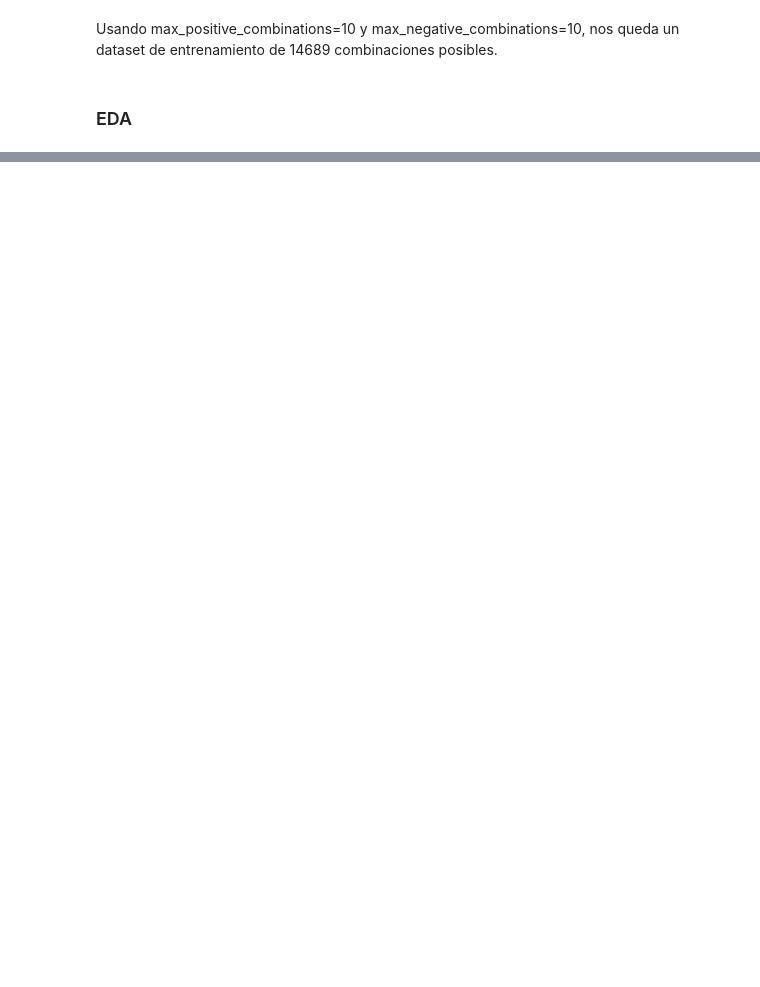
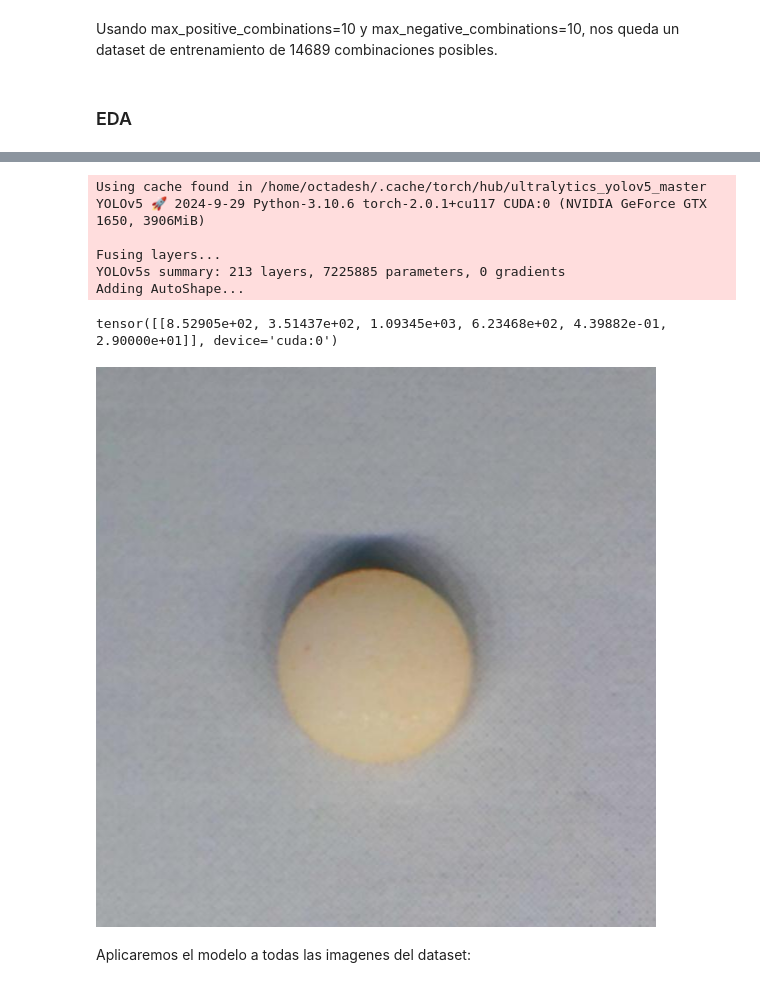
Before and after one commit to Octadeshays/cv2_pill_classification, a Jupyter notebook: notebooks/dataset_building.ipynb, the cells around one changed output, grey strips where cells are left out. Drawn from its saved outputs; the diff is of its cells as text; code cells hidden in the pictures; blank space fills up the shorter version.

```diff
--- a/notebooks/dataset_building.ipynb
+++ b/notebooks/dataset_building.ipynb
@@ -239,0 +338,68 @@ show_sample(train_dataset)
+# %%
+from PIL import Image
+import torch
+from transformers import DetrImageProcessor, DetrForObjectDetection
+import matplotlib.pyplot as plt
+import matplotlib.patches as patches
+
+# Verificar si CUDA (GPU) está disponible
+device = torch.device("cuda" if torch.cuda.is_available() else "cpu")
+
+# Cargar imagen
+img_path = '../data/failed_crop/lactamed_s_023.jpg'
+image = Image.open(img_path)
+
+# Cargar el modelo YOLOv5 pre-entrenado
+model = torch.hub.load('ultralytics/yolov5', 'yolov5s').to(device)
+
+# Cargar imagen
+image = Image.open(img_path)
+
+# Realizar detección de objetos
+results = model(img_path)
+
+# Obtener los resultados
+detections = results.xyxy[0]  # Las detecciones se encuentran aquí
+
+# Mostrar imagen y bounding box
+plt.figure(figsize=(10, 10))
+plt.imshow(image)
+ax = plt.gca()
+
+print(detections)
+
+if len(detections) > 0:
+    # Obtener las coordenadas del primer bounding box
+    xmin, ymin, xmax, ymax, conf, cls = detections[0]
+
+    # Convertir a enteros
+    xmin, ymin, xmax, ymax = map(int, [xmin, ymin, xmax, ymax])
+
+    # Calcular el centro del bounding box
+    center_x = (xmin + xmax) / 2
+    center_y = (ymin + ymax) / 2
+
+    # Dimensiones del recorte
+    crop_size = 640
+
+    # Calcular las coordenadas del recorte, asegurando que estén dentro de los límites de la imagen
+    left = max(0, center_x - crop_size / 2)
+    upper = max(0, center_y - crop_size / 2)
+    right = min(image.width, center_x + crop_size / 2)
+    lower = min(image.height, center_y + crop_size / 2)
+
+    # Recortar la imagen
+    cropped_image = image.crop((left, upper, right, lower))
+
+cropped_image
+# %% [output]
+Using cache found in /home/octadesh/.cache/torch/hub/ultralytics_yolov5_master
+YOLOv5 🚀 2024-9-29 Python-3.10.6 torch-2.0.1+cu117 CUDA:0 (NVIDIA GeForce GTX 1650, 3906MiB)
+
+Fusing layers...
+YOLOv5s summary: 213 layers, 7225885 parameters, 0 gradients
+Adding AutoShape...
+tensor([[8.52905e+02, 3.51437e+02, 1.09345e+03, 6.23468e+02, 4.39882e-01, 2.90000e+01]], device='cuda:0')
+[figure, added]
+# %% [markdown]
+Aplicaremos el modelo a todas las imagenes del dataset:
```
Also changed, not shown: parts of 9 cells of this notebook, 1 other file.
